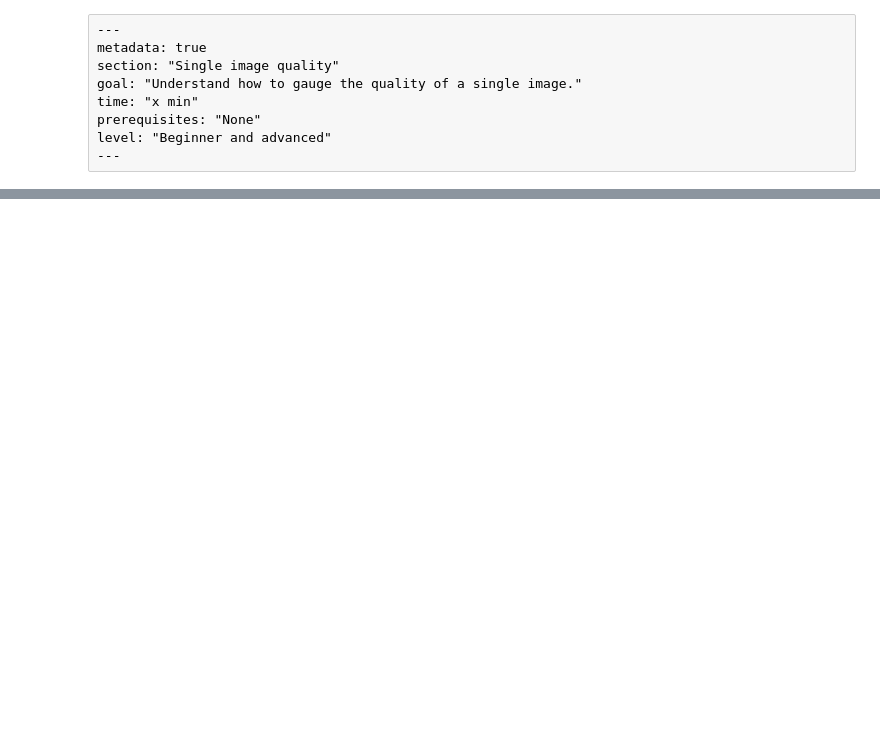
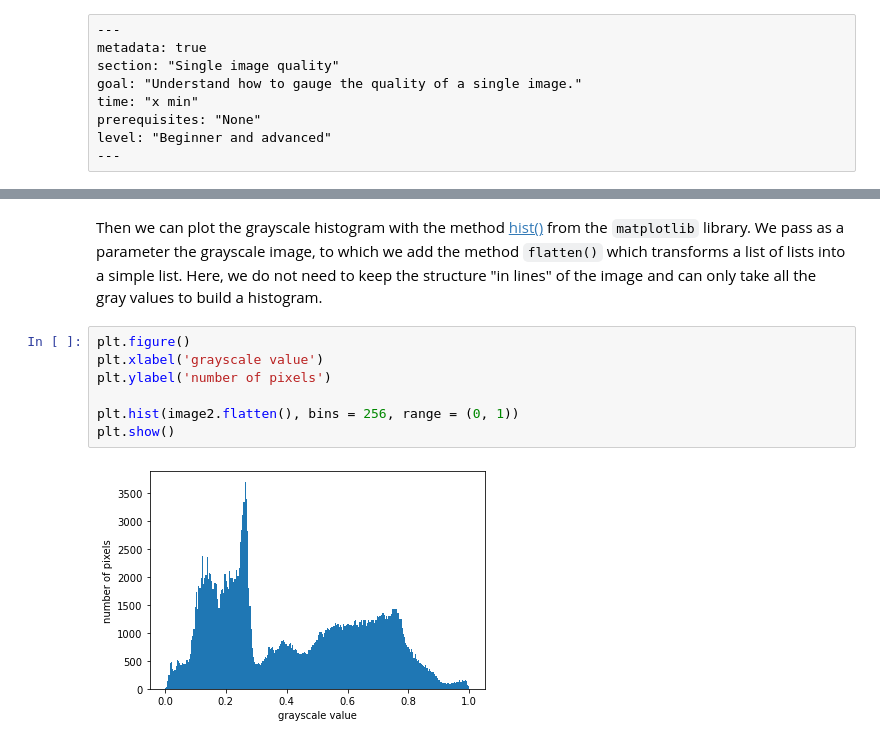
Before and after one commit to annalaine/quaxp, a Jupyter notebook: 2-2-single-quality.ipynb, the cells around one changed output, grey strips where cells are left out. Saved outputs shown, nothing was run; the diff lists cells and outputs as text; blank space fills up the shorter version.

```diff
--- a/2-2-single-quality.ipynb
+++ b/2-2-single-quality.ipynb
@@ -19,0 +58,11 @@ color/grey, scaled image, segmentation, blur, binarizer
+# %% [markdown]
+Then we can plot the grayscale histogram with the method [hist()](https://matplotlib.org/3.1.1/api/_as_gen/matplotlib.pyplot.hist.html) from the ``matplotlib`` library. We pass as a parameter the grayscale image, to which we add the method ``flatten()`` which transforms a list of lists into a simple list. Here, we do not need to keep the structure "in lines" of the image and can only take all the gray values to build a histogram.
+# %%
+plt.figure()
+plt.xlabel('grayscale value')
+plt.ylabel('number of pixels')
+
+plt.hist(image2.flatten(), bins = 256, range = (0, 1))
+plt.show()
+# %% [output]
+[figure, added]
```
Also changed, not shown: parts of 22 cells of this notebook, 1 other file.
